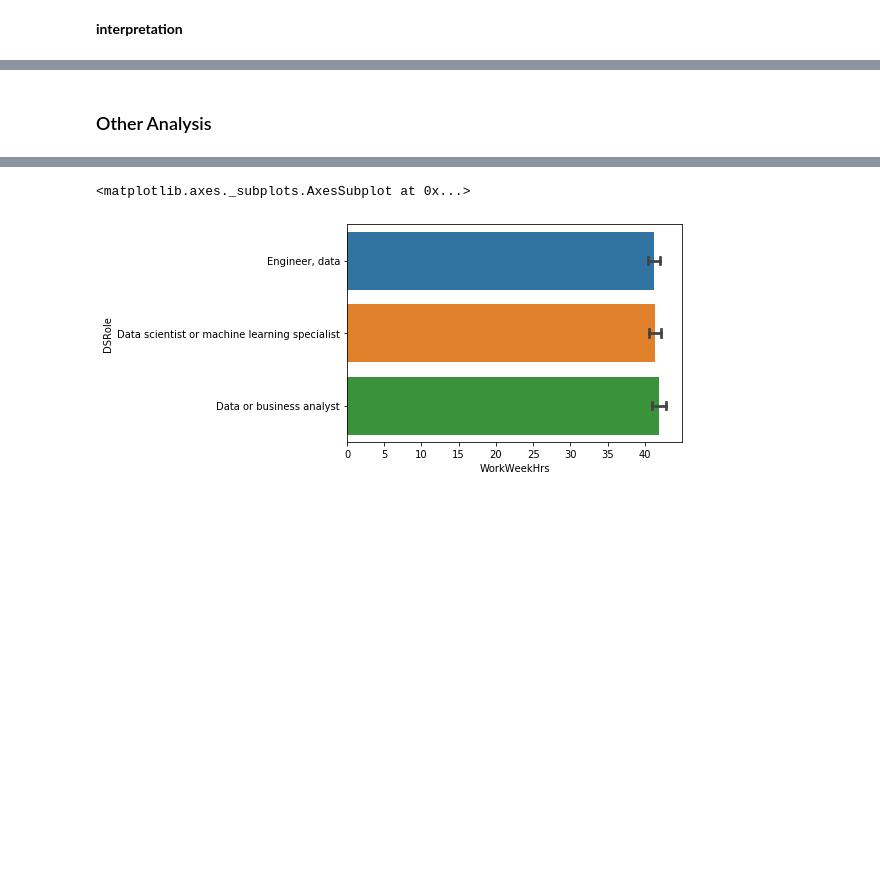
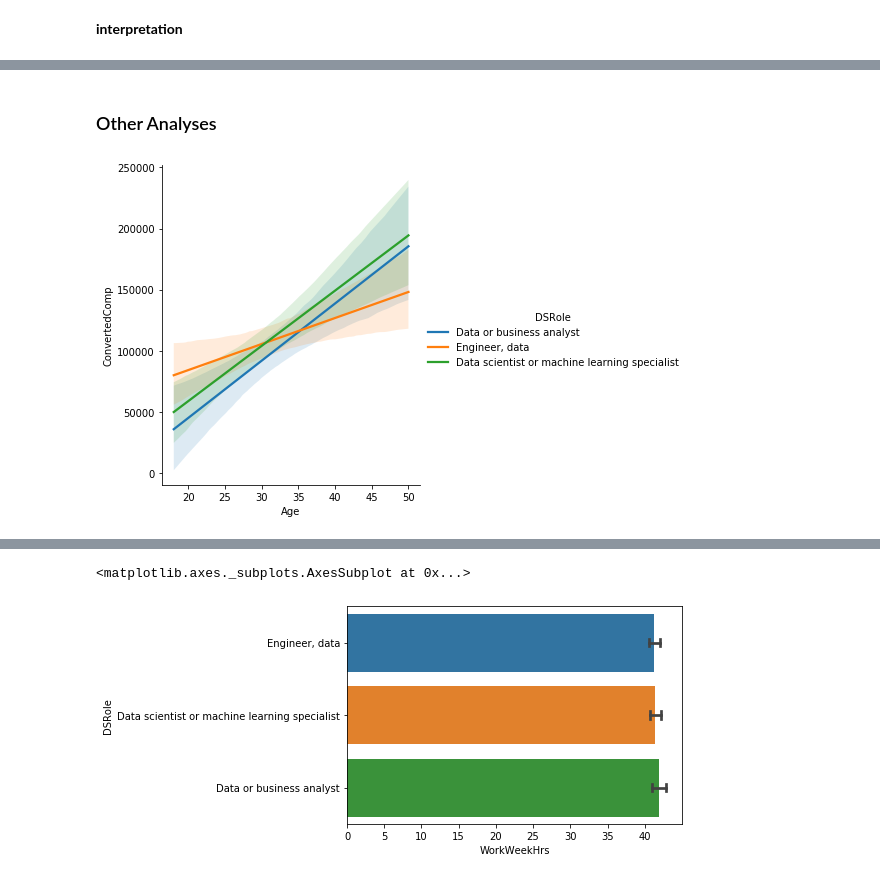
Before and after one commit to fehtakaoka/data-jobs-idiosyncrasies, a Jupyter notebook: Analysis.ipynb, the cells around one changed output, grey strips where cells are left out. Saved outputs shown, nothing was run; the diff lists cells and outputs as text; code cells hidden in the pictures; blank space fills up the shorter version.

```diff
--- a/Analysis.ipynb
+++ b/Analysis.ipynb
@@ -354,2 +399,8 @@ jobseek
 # %% [markdown]
-### Other Analysis
+### Other Analyses
+# %%
+comp_df = dsr_df[['DSRole','ConvertedComp','JobSatNum','Age']].copy().dropna()
+comp_df = comp_df[comp_df['Age'].between(18,50)]
+_ = sns.lmplot(data=comp_df, x='Age', y='ConvertedComp', hue='DSRole', scatter=False)
+# %% [output]
+[figure, added]
```
Also changed, not shown: parts of 14 cells of this notebook.
